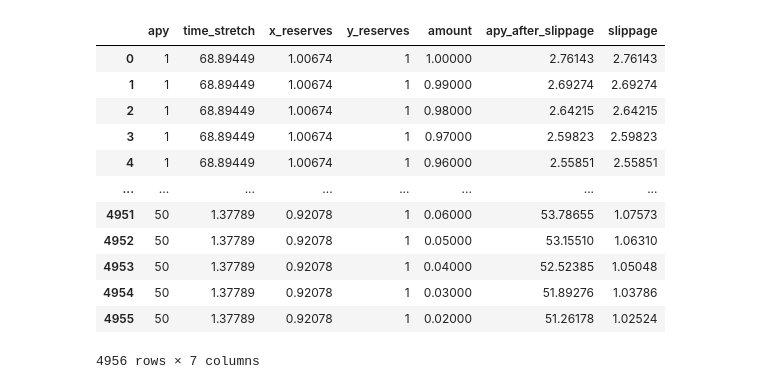
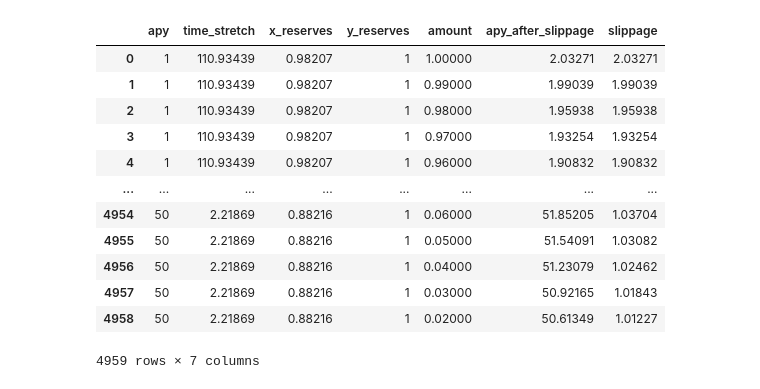
Before and after one commit to delvtech/agent0, a Jupyter notebook: ytc_closed_form_calcs.ipynb, the cells around one changed output. Drawn from its saved outputs; the diff is of its cells as text; code cells hidden in the pictures.

```diff
--- a/ytc_closed_form_calcs.ipynb
+++ b/ytc_closed_form_calcs.ipynb
@@ -7,47 +7,47 @@ import json
 import sys
 sys.path.insert(0, './scripts')
 from PricingModels import *
 
 cols = ["apy","time_stretch","x_reserves","y_reserves","amount","apy_after_slippage","slippage"]
 data=[]
 for APY in np.arange(1, 51, 1):
-    time_stretch = 297.80126 /( 4.32257 * APY)
+    time_stretch = Element_Pricing_Model.calc_time_stretch(APY)
     days_until_maturity = 90
     t = days_until_maturity/(365*time_stretch)
     T = days_until_maturity/365
     g = .1
     y_reserves = 1
     x_reserves = Element_Pricing_Model.calc_x_reserves(APY,y_reserves,days_until_maturity,time_stretch)
-    total_supply=x_reserves
+    total_supply=x_reserves+y_reserves
     max_trade = Element_Pricing_Model.calc_max_trade(y_reserves+total_supply,x_reserves,t)-.0001
     for amount in np.arange(max_trade, max_trade/100, -max_trade/100):
         (without_fee_or_slippage,with_fee,without_fee,fee) = Element_Pricing_Model.calc_out_given_in(amount,y_reserves+total_supply,x_reserves,"base",g,t)
         APY_slippage = Element_Pricing_Model.apy(without_fee/amount,days_until_maturity)
         slippage = APY_slippage/APY
         data.append([APY,time_stretch,x_reserves,y_reserves,amount/max_trade,APY_slippage,slippage])
 
 df = pd.DataFrame(data,columns=cols)
 df
 
 #print("reserves: " + str((x_reserves,y_reserves)))
 #print("without_fee_or_slippage: " + str(without_fee_or_slippage))
 #print("price: " + str(with_fee))
 #print("max_trade: " + str(max_trade))
 #print("check apy: " + str(Element_Pricing_Model.apy(without_fee/amount,days_until_maturity)))
 # %% [output]
 |  | apy | time_stretch | x_reserves | y_reserves | amount | apy_after_slippage | slippage |
-| 0 | 1 | 68.89449 | 1.00674 | 1 | 1.00000 | 2.76143 | 2.76143 |
-| 1 | 1 | 68.89449 | 1.00674 | 1 | 0.99000 | 2.69274 | 2.69274 |
-| 2 | 1 | 68.89449 | 1.00674 | 1 | 0.98000 | 2.64215 | 2.64215 |
-| 3 | 1 | 68.89449 | 1.00674 | 1 | 0.97000 | 2.59823 | 2.59823 |
-| 4 | 1 | 68.89449 | 1.00674 | 1 | 0.96000 | 2.55851 | 2.55851 |
+| 0 | 1 | 110.93439 | 0.98207 | 1 | 1.00000 | 2.03271 | 2.03271 |
+| 1 | 1 | 110.93439 | 0.98207 | 1 | 0.99000 | 1.99039 | 1.99039 |
+| 2 | 1 | 110.93439 | 0.98207 | 1 | 0.98000 | 1.95938 | 1.95938 |
+| 3 | 1 | 110.93439 | 0.98207 | 1 | 0.97000 | 1.93254 | 1.93254 |
+| 4 | 1 | 110.93439 | 0.98207 | 1 | 0.96000 | 1.90832 | 1.90832 |
 | ... | ... | ... | ... | ... | ... | ... | ... |
-| 4951 | 50 | 1.37789 | 0.92078 | 1 | 0.06000 | 53.78655 | 1.07573 |
-| 4952 | 50 | 1.37789 | 0.92078 | 1 | 0.05000 | 53.15510 | 1.06310 |
-| 4953 | 50 | 1.37789 | 0.92078 | 1 | 0.04000 | 52.52385 | 1.05048 |
-| 4954 | 50 | 1.37789 | 0.92078 | 1 | 0.03000 | 51.89276 | 1.03786 |
-| 4955 | 50 | 1.37789 | 0.92078 | 1 | 0.02000 | 51.26178 | 1.02524 |
+| 4954 | 50 | 2.21869 | 0.88216 | 1 | 0.06000 | 51.85205 | 1.03704 |
+| 4955 | 50 | 2.21869 | 0.88216 | 1 | 0.05000 | 51.54091 | 1.03082 |
+| 4956 | 50 | 2.21869 | 0.88216 | 1 | 0.04000 | 51.23079 | 1.02462 |
+| 4957 | 50 | 2.21869 | 0.88216 | 1 | 0.03000 | 50.92165 | 1.01843 |
+| 4958 | 50 | 2.21869 | 0.88216 | 1 | 0.02000 | 50.61349 | 1.01227 |
-4956 rows × 7 columns
+4959 rows × 7 columns
 # %%
 import pandas as pd
 import matplotlib.pyplot as plt
```
Also changed, not shown: parts of 6 cells of this notebook.
